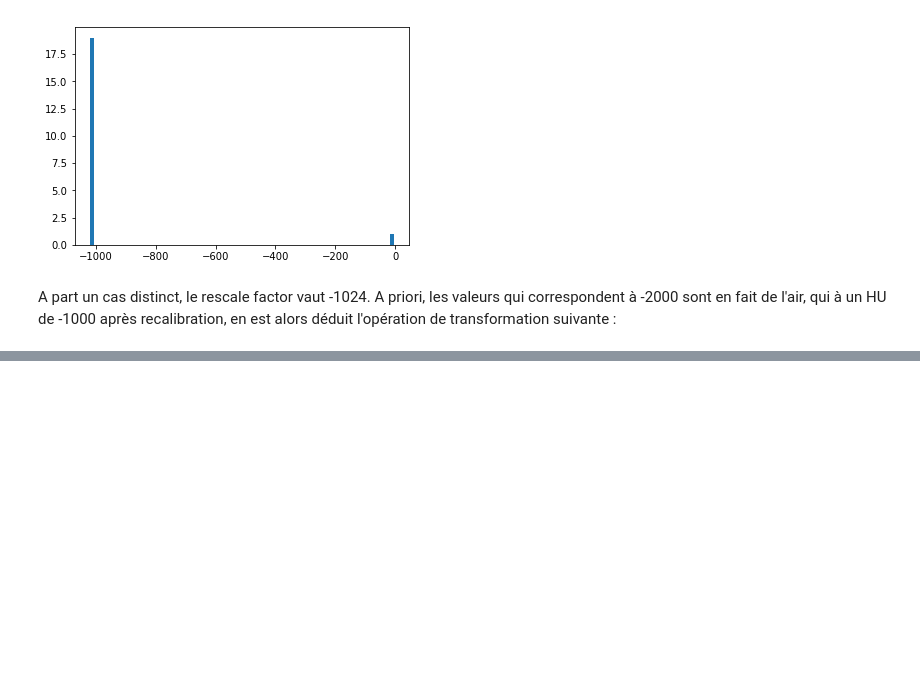
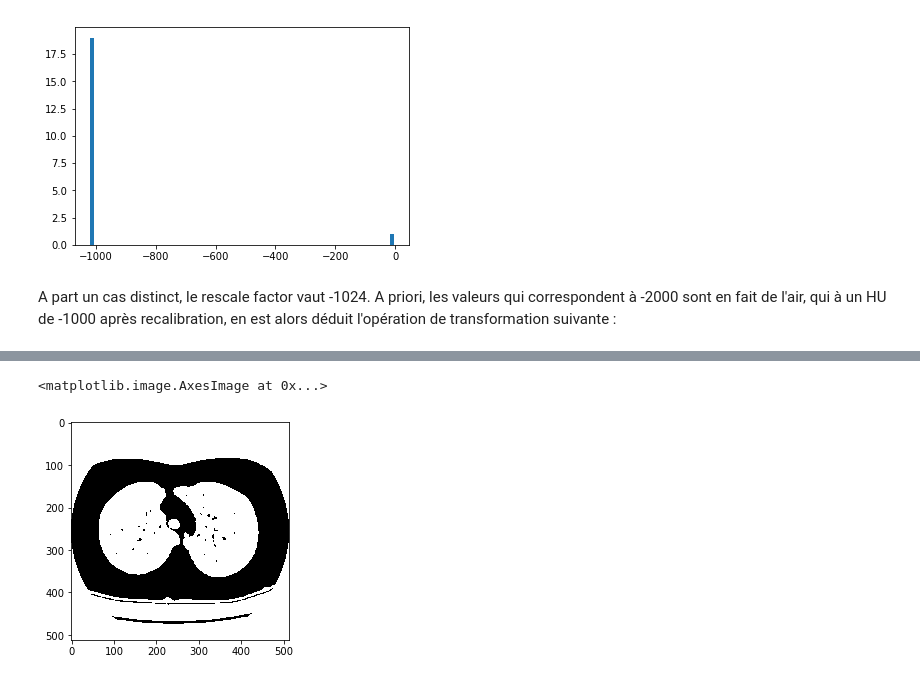
Before and after one commit to lucsoret/CEI, a Jupyter notebook: Python/Notebook/pre_processing.ipynb, the cells around one changed output, grey strips where cells are left out. Cells and saved outputs as stored; diff of their text form; code cells hidden in the pictures; blank space fills up the shorter version.

```diff
--- a/Python/Notebook/pre_processing.ipynb
+++ b/Python/Notebook/pre_processing.ipynb
@@ -163,0 +214,5 @@ plt.show()
+# %%
+plt.imshow(binaries[i],cmap=plt.cm.bone)
+# %% [output]
+<matplotlib.image.AxesImage at 0x...>
+[figure, added]
```
Also changed, not shown: parts of 28 cells of this notebook.
